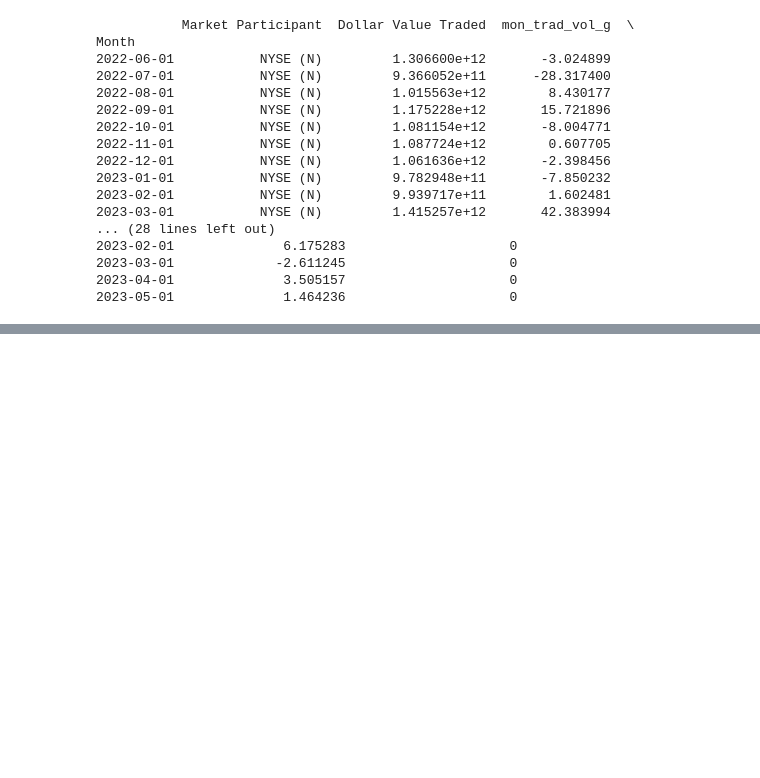
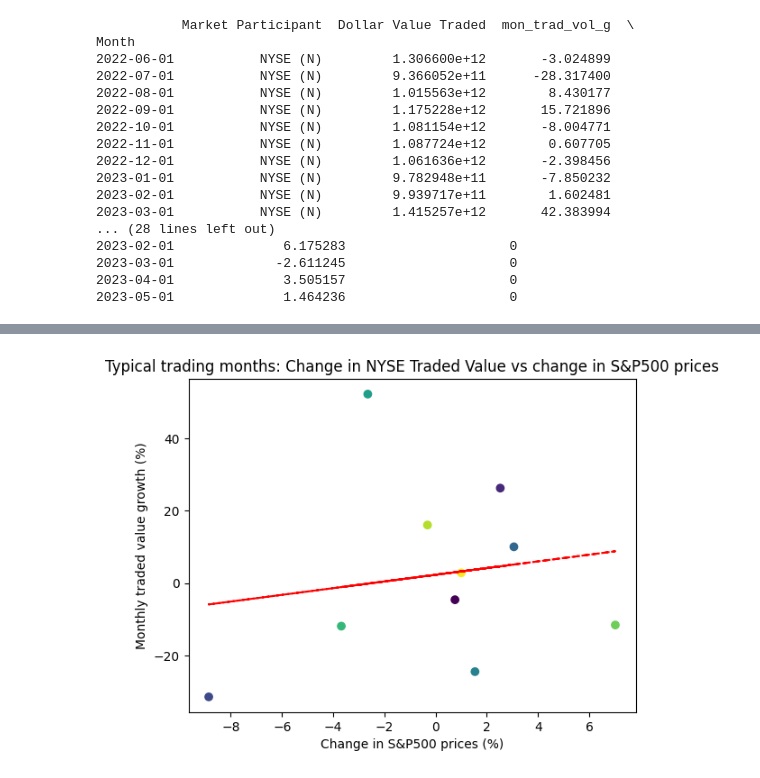
Before and after one commit to glomanu/TMDLGroupProject, a Jupyter notebook: Project.ipynb, the cells around one changed output, grey strips where cells are left out. Drawn from its saved outputs; the diff is of its cells as text; code cells hidden in the pictures; blank space fills up the shorter version.

Commit message:
Added all the models

```diff
--- a/Project.ipynb
+++ b/Project.ipynb
@@ -827,0 +938,5 @@ merged_main_df.to_excel('checkpoint_final_data.xlsx', index=False)
+# %%
+df = pd.read_excel("checkpoint_final_data - Copia.xlsx")
+print(df.head())
+print(df.tail())
+df['mon_trad_vol_g'] = df['mon_trad_vol_g'] * 100
@@ -827,0 +961,18 @@ merged_main_df.to_excel('checkpoint_final_data.xlsx', index=False)
+# %%
+df = df.dropna()
+df = df.reset_index(drop=True)
+#data_for_clustering['ID'] = range(len(data_for_clustering))
+#data_for_clustering.set_index('ID', inplace=True)
+# %%
+# import KMeans class
+from sklearn.cluster import KMeans
+
+columns_for_clustering = ['mon_trad_vol_g', 'real_gdp_growth', '1y_bond_return', 'mon_inflation', 'price_clo_pct_change', 'EPS_pct_change_dummy']
+data_for_clustering = df[columns_for_clustering]
+
+
+kmeans = KMeans(n_clusters=10)
+# fit model
+kmeans.fit(data_for_clustering)
+y_preds = kmeans.predict(data_for_clustering)
+df["cluster_kmeans"] = y_preds
@@ -827,0 +1023,16 @@ merged_main_df.to_excel('checkpoint_final_data.xlsx', index=False)
+# %%
+cluster_avg = df.groupby('cluster_kmeans')['mon_trad_vol_g', 'price_clo_pct_change'].mean()
+
+x = cluster_avg['price_clo_pct_change']
+y = cluster_avg['mon_trad_vol_g']
+coefficients = np.polyfit(x, y, 1)
+best_fit_line = np.polyval(coefficients, x)
+
+plt.scatter(cluster_avg['price_clo_pct_change'], cluster_avg['mon_trad_vol_g'], c=cluster_avg.index)
+plt.plot(x, best_fit_line, color='red', linestyle='--')
+plt.xlabel('Change in S&P500 prices (%)')
+plt.ylabel('Monthly traded value growth (%)')
+plt.title('Typical trading months: Change in NYSE Traded Value vs change in S&P500 prices')
+plt.show()
+# %% [output]
+[figure, added]
```
Also changed, not shown: parts of 57 cells of this notebook.
